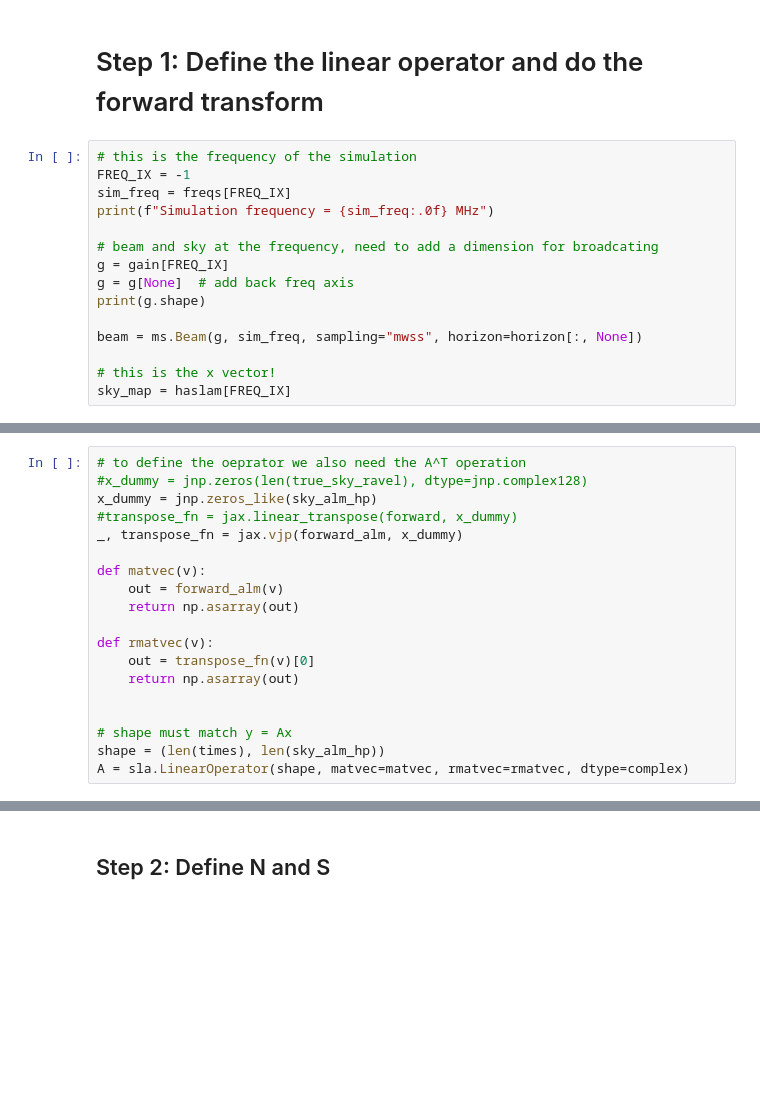
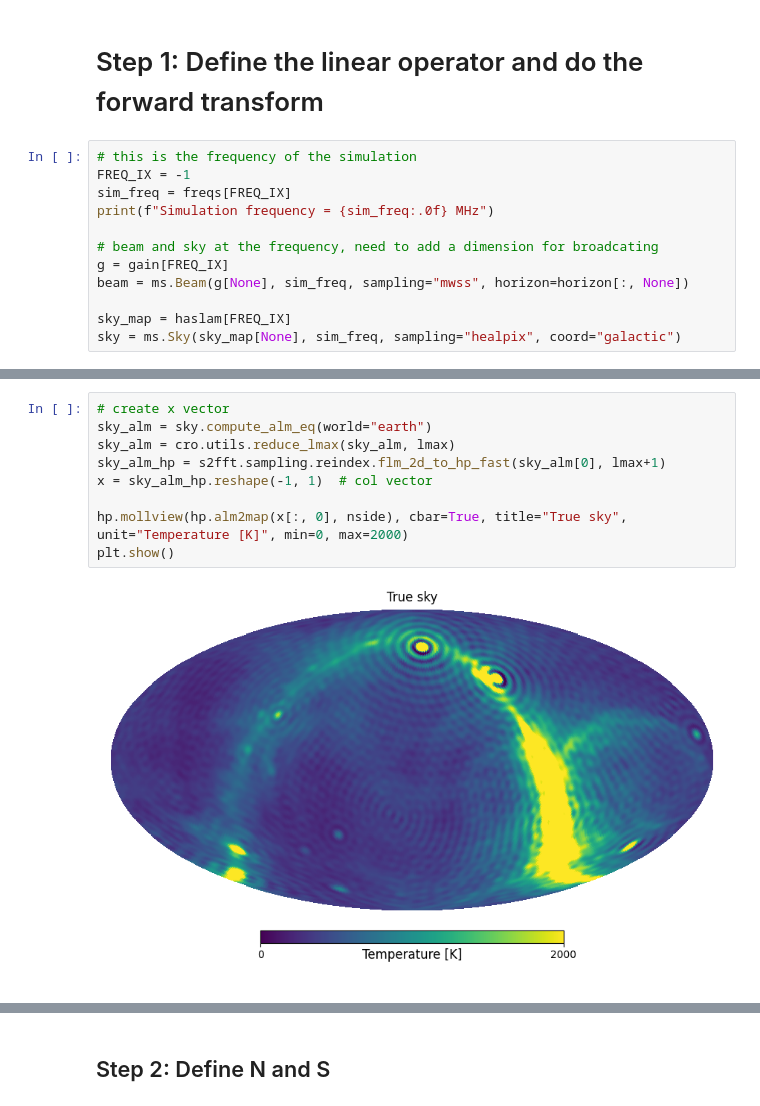
Before and after one commit to MIST-Experiment/mistsim, a Jupyter notebook: notebooks/mapmaking/map_naive.ipynb, the cells around one changed output, grey strips where cells are left out. Cells and saved outputs as stored; diff of their text form; blank space fills up the shorter version.

```diff
--- a/notebooks/mapmaking/map_naive.ipynb
+++ b/notebooks/mapmaking/map_naive.ipynb
@@ -69,12 +69,9 @@ print(f"Simulation frequency = {sim_freq:.0f} MHz")
 
 # beam and sky at the frequency, need to add a dimension for broadcating
 g = gain[FREQ_IX]
-g = g[None]  # add back freq axis
-print(g.shape)
+beam = ms.Beam(g[None], sim_freq, sampling="mwss", horizon=horizon[:, None])
 
-beam = ms.Beam(g, sim_freq, sampling="mwss", horizon=horizon[:, None])
-
-# this is the x vector!
 sky_map = haslam[FREQ_IX]
+sky = ms.Sky(sky_map[None], sim_freq, sampling="healpix", coord="galactic")
 # %% [output]
 Simulation frequency = 125 MHz
@@ -172,20 +91,12 @@ plt.show()
-# %%
-# to define the oeprator we also need the A^T operation
-#x_dummy = jnp.zeros(len(true_sky_ravel), dtype=jnp.complex128)
-x_dummy = jnp.zeros_like(sky_alm_hp)
-#transpose_fn = jax.linear_transpose(forward, x_dummy)
-_, transpose_fn = jax.vjp(forward_alm, x_dummy)
-
-def matvec(v):
-    out = forward_alm(v)
-    return np.asarray(out)
-
-def rmatvec(v):
-    out = transpose_fn(v)[0]
-    return np.asarray(out)
-
-
-# shape must match y = Ax
-shape = (len(times), len(sky_alm_hp))
-A = sla.LinearOperator(shape, matvec=matvec, rmatvec=rmatvec, dtype=complex)
+# %%
+# create x vector
+sky_alm = sky.compute_alm_eq(world="earth")
+sky_alm = cro.utils.reduce_lmax(sky_alm, lmax)
+sky_alm_hp = s2fft.sampling.reindex.flm_2d_to_hp_fast(sky_alm[0], lmax+1)
+x = sky_alm_hp.reshape(-1, 1)  # col vector
+
+hp.mollview(hp.alm2map(x[:, 0], nside), cbar=True, title="True sky", unit="Temperature [K]", min=0, max=2000)
+plt.show()
+# %% [output]
+[figure, added]
 # %%
```
Also changed, not shown: parts of 9 cells of this notebook.
